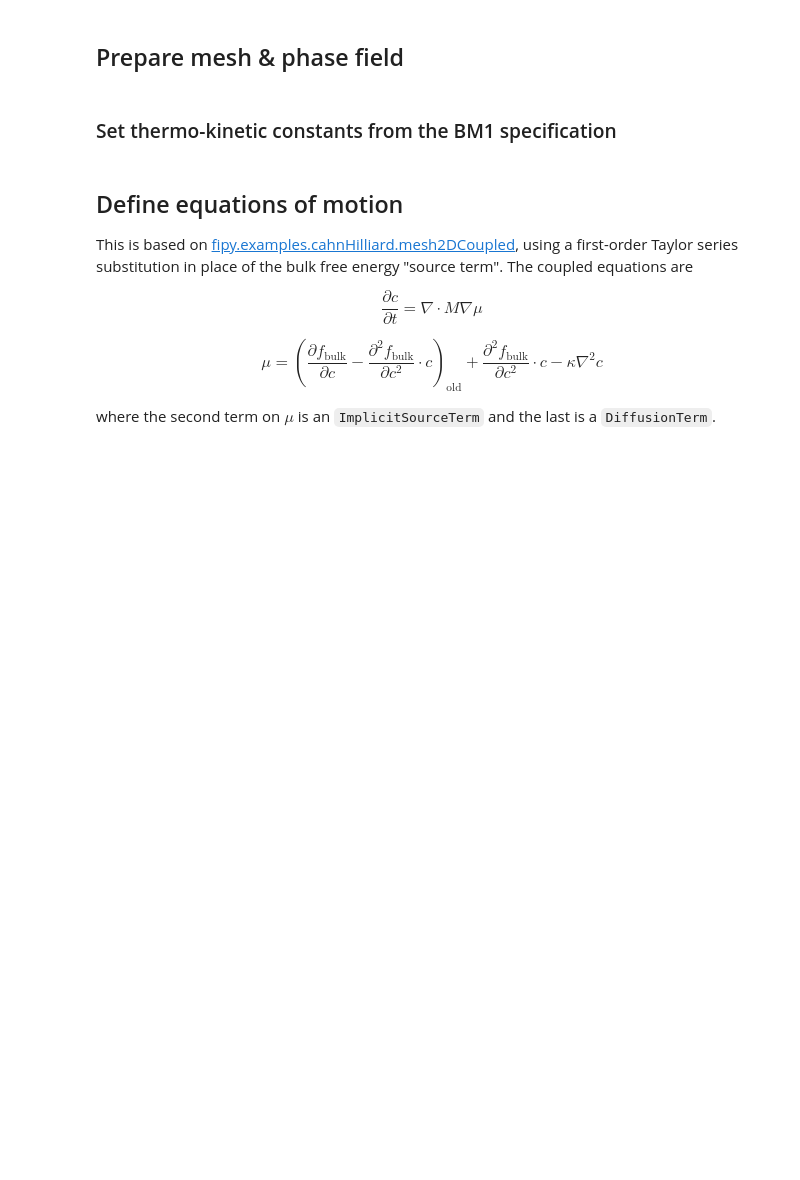
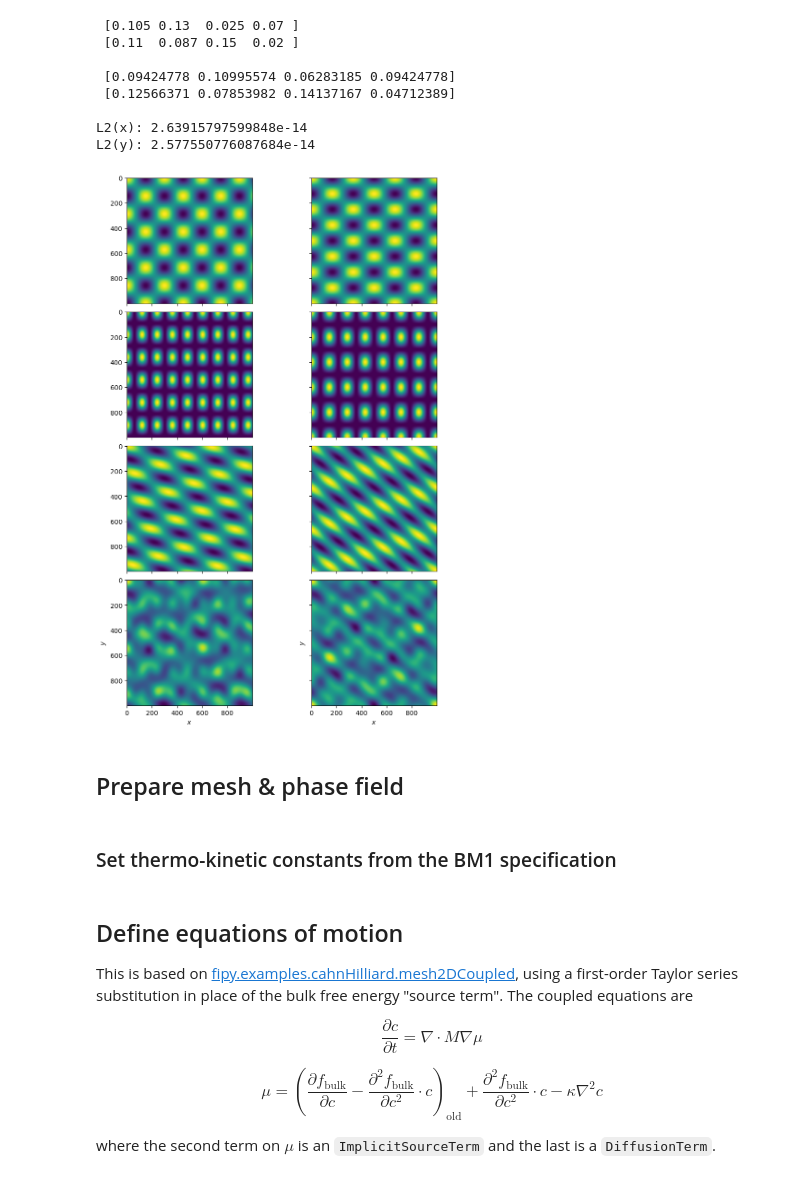
Before and after one commit to tkphd/pfhub-bm1-variations, a Jupyter notebook: fipy-1a-variations.ipynb, the cells around one changed output. Cells and saved outputs as stored; diff of their text form; code cells hidden in the pictures; blank space fills up the shorter version.

```diff
--- a/fipy-1a-variations.ipynb
+++ b/fipy-1a-variations.ipynb
@@ -83,0 +123,41 @@ This is a much better starting point for framework comparisons.
+# %%
+A0 = np.pi / L * np.array([6.6845076, 8.2760570, 1.5915494, 4.4563384])  # x-coefficients
+B0 = np.pi / L * np.array([7.0028175, 5.5385920, 9.5492966, 1.2732395])  # y-coefficients
+# %%
+A1 = np.pi / L * np.array([6., 7.,  4., 6.])
+B1 = np.pi / L * np.array([8., 5., 9., 3.])
+
+pf_ic = φ(X, Y, A0, B0)
+tk_ic = φ(X, Y, A1, B1)
+
+print('', A0, '\n', B0)
+print()
+print('', A1, '\n', B1)
+print()
+print("L2(x):", LA.norm(φ(0, x, A1, B1) - φ(L, x, A1, B1)))
+print("L2(y):", LA.norm(φ(x, 0, A1, B1) - φ(x, L, A1, B1)))
+
+fig, axs = plt.subplots(4, 2, figsize=(8, 12), sharex=True, sharey=True, constrained_layout=True)
+
+for i, row in enumerate(axs):
+    if i < 3:
+        row[0].imshow(pf_ic[i], interpolation=None);
+        row[1].imshow(tk_ic[i], interpolation=None);
+    else:
+        row[0].imshow(np.sum(pf_ic, axis=0), interpolation=None);
+        row[0].set_xlabel("$x$")
+        row[0].set_ylabel("$y$")
+
+        row[1].imshow(np.sum(tk_ic, axis=0), interpolation=None);
+        row[1].set_xlabel("$x$")
+        row[1].set_ylabel("$y$")
+# %% [output]
+ [0.105 0.13  0.025 0.07 ]
+ [0.11  0.087 0.15  0.02 ]
+
+ [0.09424778 0.10995574 0.06283185 0.09424778]
+ [0.12566371 0.07853982 0.14137167 0.04712389]
+
+L2(x): 2.63915797599848e-14
+L2(y): 2.577550776087684e-14
+[figure, added]
```
Also changed, not shown: parts of 4 cells of this notebook, 1 other file.
